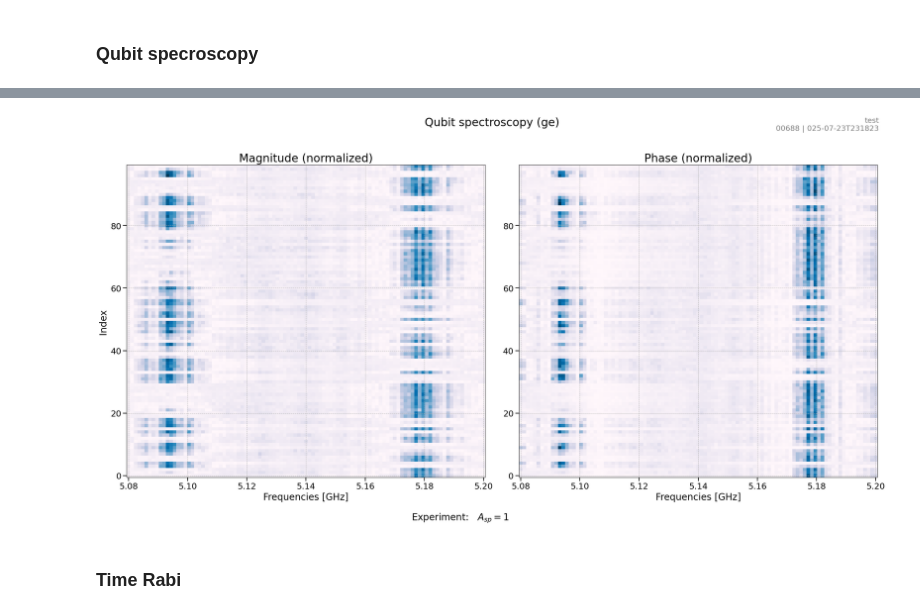
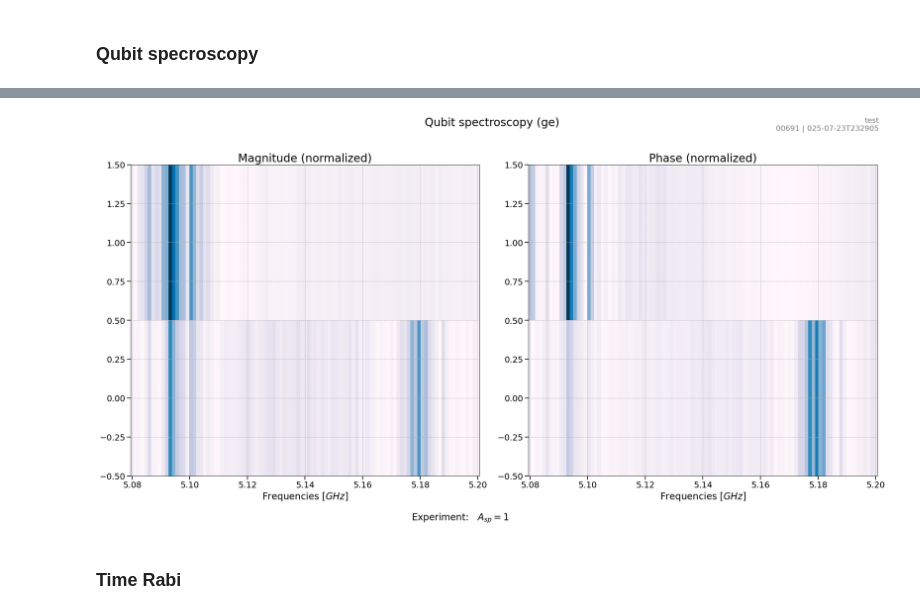
Before and after one commit to SQIL-EPFL/sqil-experiments, a Jupyter notebook: sqil_experiments/measurements/measure.ipynb, the cells around one changed output, grey strips where cells are left out. Drawn from its saved outputs; the diff is of its cells as text; code cells hidden in the pictures.

```diff
--- a/sqil_experiments/measurements/measure.ipynb
+++ b/sqil_experiments/measurements/measure.ipynb
@@ -90,7 +90,7 @@ result = qu_spec.run(
     np.linspace(5.08e9, 5.2e9, 101),
     # qu_spec.sweep_around("resonance_frequency_ge", 10e6, n_points=101),
     # sweeps={"spectroscopy_amplitude": np.linspace(0.8,1,5)},
-    sweeps={"index": np.arange(100)},
+    sweeps={"index": np.arange(2)},
     # sweeps={"spectroscopy_amplitude": np.linspace(0.003, 0.03, 20)},
     transition="ge",
     options=options,
@@ -126,4 +126,4 @@ result = qu_spec.run(
-[figure, old version]
+[figure, new version]
 # %% [markdown]
 ### Time Rabi
 # %%
```
Also changed, not shown: parts of 2 cells of this notebook, 1 other file.
